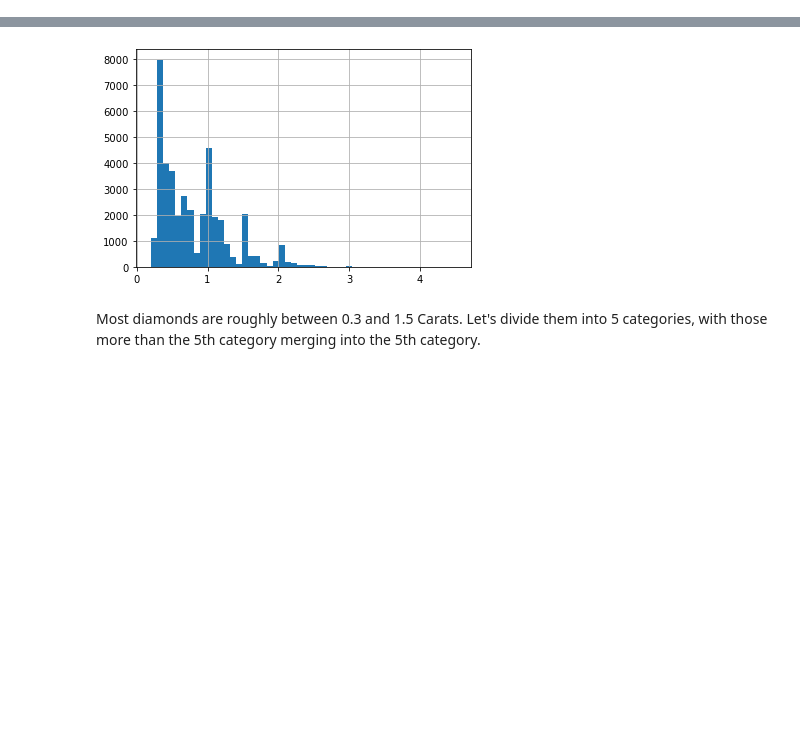
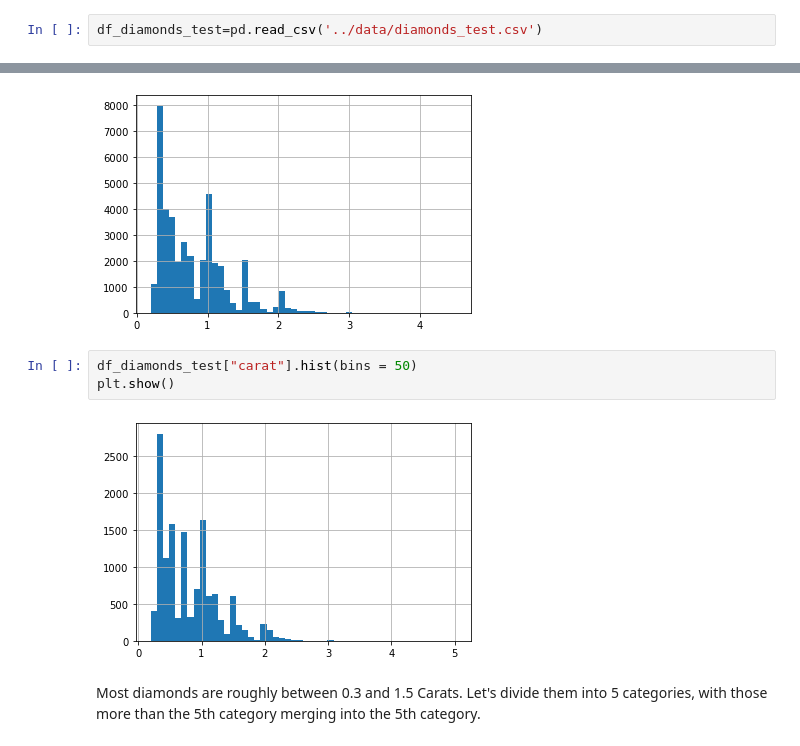
Before and after one commit to Malvagfr/ih_datamadpt1121_project_m3, a Jupyter notebook: code/0_EDA.ipynb, the cells around one changed output, grey strips where cells are left out. Saved outputs shown, nothing was run; the diff lists cells and outputs as text; blank space fills up the shorter version.

```diff
--- a/code/0_EDA.ipynb
+++ b/code/0_EDA.ipynb
@@ -30,6 +30,8 @@ df_diamonds_train.pop("Unnamed: 0") #dropped an unnecessary column
 40453    40453
 40454    40454
 Name: Unnamed: 0, Length: 40455, dtype: int64
+# %%
+df_diamonds_test=pd.read_csv('../data/diamonds_test.csv')
 # %% [markdown]
 ## Take a quick look at the Data Structure
 # %%
@@ -219,6 +221,11 @@ df_diamonds_train["carat"].hist(bins = 50)
 plt.show()
 # %% [output]
 [figure]
+# %%
+df_diamonds_test["carat"].hist(bins = 50)
+plt.show()
+# %% [output]
+[figure, added]
 # %% [markdown]
 Most diamonds are roughly between 0.3 and 1.5 Carats. Let's divide them into 5 categories, with those more than the 5th category merging into the 5th category.
 # %%
```
Also changed, not shown: parts of 11 cells of this notebook, 8 other files.
